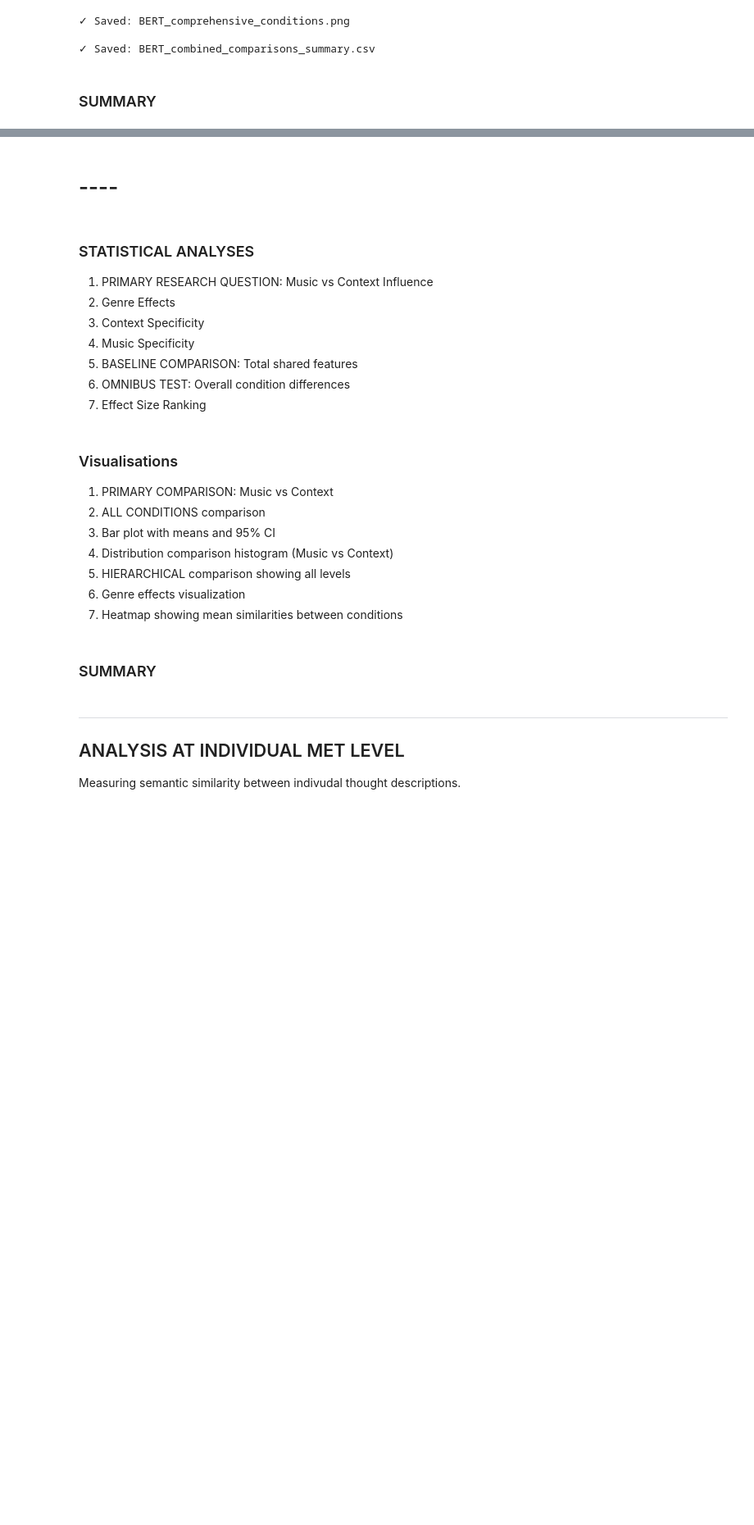
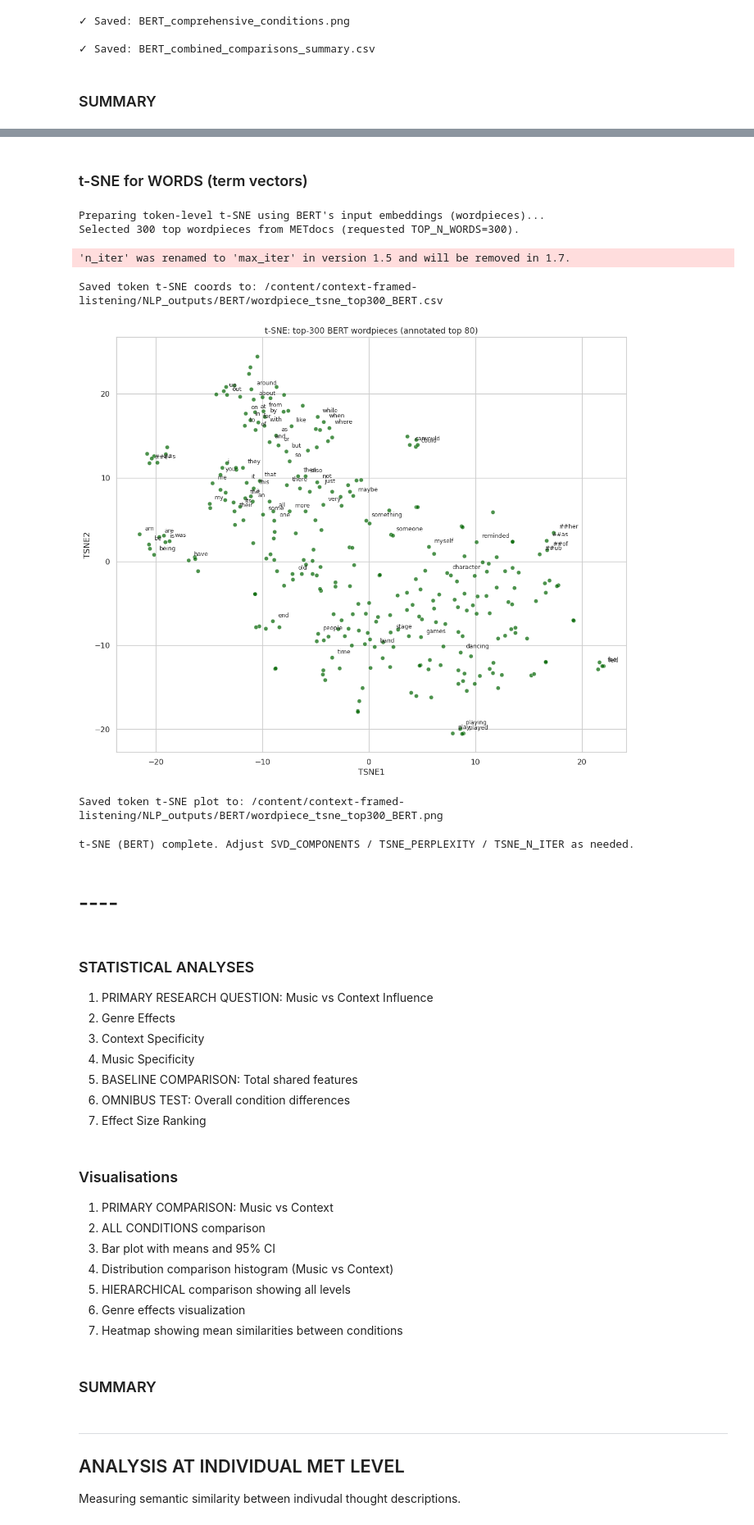
Before and after one commit to HazelvdW/context-framed-listening, a Jupyter notebook: framed_listening_BERT.ipynb, the cells around one changed output, grey strips where cells are left out. Shown at 82% size. Cells and saved outputs as stored; diff of their text form; code cells hidden in the pictures; blank space fills up the shorter version.

```diff
--- a/framed_listening_BERT.ipynb
+++ b/framed_listening_BERT.ipynb
@@ -2177,3 +2367,78 @@ GitHub: https://github.com/HazelvdW/context-framed-listening
+# %% [markdown]
+### t-SNE for WORDS (term vectors)
+# %%
+# ---------- OPTIONAL: t-SNE for WORDPIECE TOKENS (using BERT input embeddings) ----------
+if DO_WORD_TSNE and model_available:
+    print("Preparing token-level t-SNE using BERT's input embeddings (wordpieces)...")
+
+    # Tokenize all METdoc text using BERT tokenizer and count frequency of wordpieces
+    all_tokens = []
+    for text in METdocs[text_column].astype(str):
+        toks = BERTtokeniser.tokenize(text)
+        all_tokens.extend(toks)
+
+    freq = Counter(all_tokens)
+    filtered_terms = [w for w, _ in freq.most_common() if any(c.isalpha() for c in w)]
+    # Keep only tokens that exist in tokenizer vocab (they will)
+    top_terms = filtered_terms[:TOP_N_WORDS]
+    print(f"Selected {len(top_terms)} top wordpieces from METdocs (requested TOP_N_WORDS={TOP_N_WORDS}).")
+
+    if len(top_terms) == 0:
+        print("No top terms found; skipping token-level t-SNE.")
+    else:
+        # Map token -> id and fetch BERT embedding weights for those ids
+        vocab = BERTtokeniser.get_vocab()
+        # Convert tokens to ids (if a token is not present use tokenizer.convert_tokens_to_ids)
+        token_ids = [vocab.get(t, BERTtokeniser.convert_tokens_to_ids(t)) for t in top_terms]
+
+        # Get embedding matrix from BERT model
+        bert_word_emb = BERTmodel.embeddings.word_embeddings.weight.detach().cpu().numpy()
+
+        # Build matrix of wordpiece vectors (rows = tokens)
+        W = np.vstack([bert_word_emb[tid] for tid in token_ids])
+
+        # Pre-reduce dimensionality if appropriate
+        svd_w_components = min(30, W.shape[1] - 1) if W.shape[1] > 1 else 1
+        if svd_w_components <= 0:
+            svd_w_components = 1
+        svd_w = TruncatedSVD(n_components=svd_w_components, random_state=TSNE_RANDOM_STATE)
+        W_reduced = svd_w.fit_transform(W)
+
+        # t-SNE on tokens
+        tsne_w = TSNE(n_components=2, perplexity=min(30, max(5, TOP_N_WORDS//10)),
+                      n_iter=TSNE_N_ITER, random_state=TSNE_RANDOM_STATE, init='pca', learning_rate='auto')
+        W_emb = tsne_w.fit_transform(W_reduced)
+
+        words_df = pd.DataFrame(W_emb, columns=['TSNE1', 'TSNE2'])
+        words_df['term'] = top_terms
+        words_csv = os.path.join(SAVE_DIR, f'wordpiece_tsne_top{len(top_terms)}_BERT.csv')
+        words_df.to_csv(words_csv, index=False)
+        print(f"Saved token t-SNE coords to: {words_csv}")
+
+        # Plot tokens; annotate a subset (most frequent)
+        plt.figure(figsize=(12, 10))
+        sns.scatterplot(data=words_df, x='TSNE1', y='TSNE2', s=40, color='darkgreen', alpha=0.7)
+        annotate_terms = [w for w, _ in freq.most_common() if w in top_terms][:ANNOTATE_K]
+        for _, row in words_df[words_df['term'].isin(annotate_terms)].iterrows():
+            plt.text(row['TSNE1'] + 0.5, row['TSNE2'] + 0.5, row['term'], fontsize=9)
+        plt.title(f't-SNE: top-{len(top_terms)} BERT wordpieces (annotated top {len(annotate_terms)})')
+        plt.tight_layout()
+        words_png = os.path.join(SAVE_DIR, f'wordpiece_tsne_top{len(top_terms)}_BERT.png')
+        plt.savefig(words_png, dpi=300, bbox_inches='tight')
+        plt.show()
+        print(f"Saved token t-SNE plot to: {words_png}")
+# %% [output]
+Preparing token-level t-SNE using BERT's input embeddings (wordpieces)...
+Selected 300 top wordpieces from METdocs (requested TOP_N_WORDS=300).
+'n_iter' was renamed to 'max_iter' in version 1.5 and will be removed in 1.7.
+Saved token t-SNE coords to: /content/context-framed-listening/NLP_outputs/BERT/wordpiece_tsne_top300_BERT.csv
+[figure, added]
+Saved token t-SNE plot to: /content/context-framed-listening/NLP_outputs/BERT/wordpiece_tsne_top300_BERT.png
+# %%
+# ---------- FINISHED ----------
+print("t-SNE (BERT) complete. Adjust SVD_COMPONENTS / TSNE_PERPLEXITY / TSNE_N_ITER as needed.")
+# %% [output]
+t-SNE (BERT) complete. Adjust SVD_COMPONENTS / TSNE_PERPLEXITY / TSNE_N_ITER as needed.
 # %% [markdown]
 # ----
 # %% [markdown]
```
Also changed, not shown: parts of 12 cells of this notebook.
